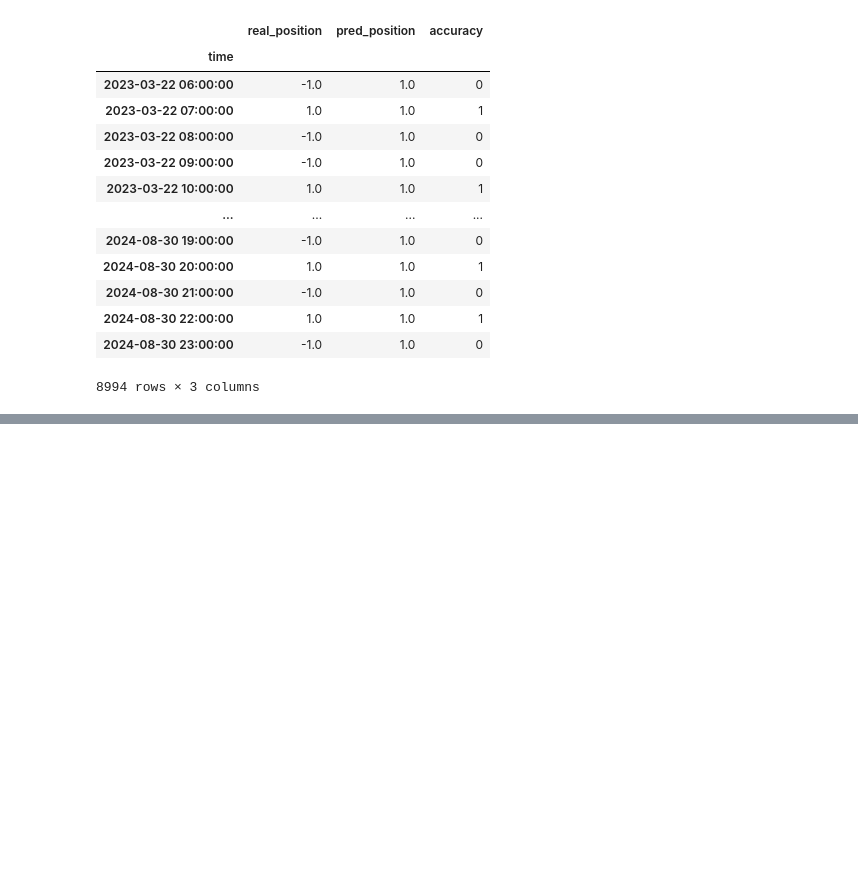
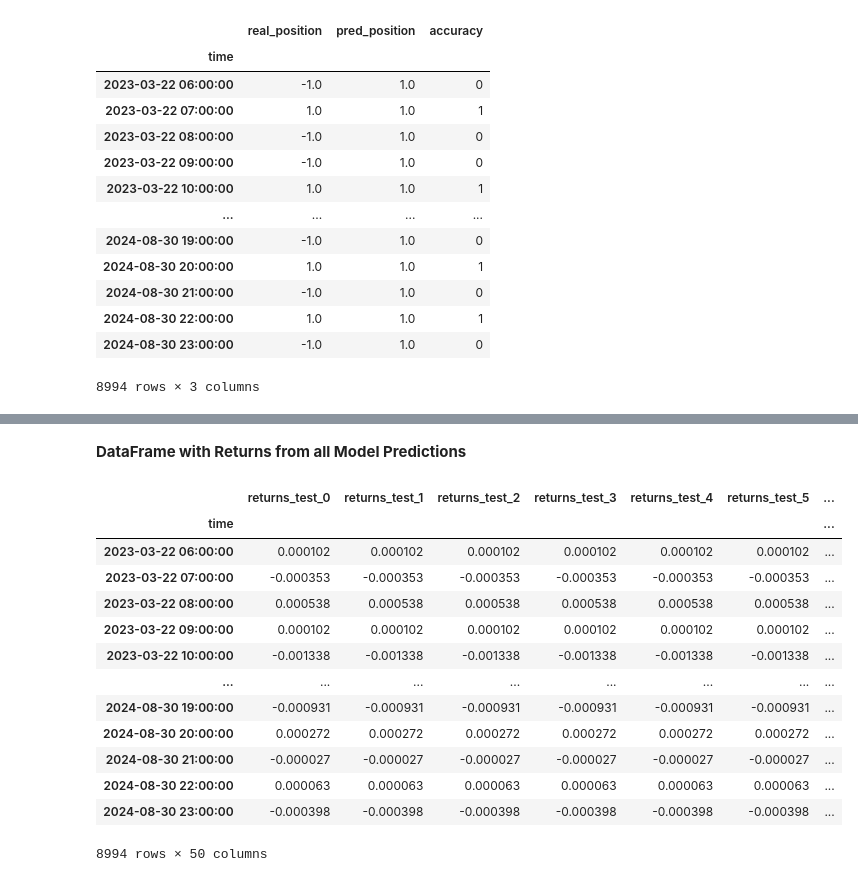
Before and after one commit to YarosInter/Time-Series-Dense-Neural-Network, a Jupyter notebook: Dense_Layer_Neural_Network.ipynb, the cells around one changed output, grey strips where cells are left out. Drawn from its saved outputs; the diff is of its cells as text; code cells hidden in the pictures; blank space fills up the shorter version.

```diff
--- a/Dense_Layer_Neural_Network.ipynb
+++ b/Dense_Layer_Neural_Network.ipynb
@@ -456,0 +595,19 @@ Model has an accuracy of: 49.68%
+# %% [markdown]
+**DataFrame with Returns from all Model Predictions**
+# %%
+returns_df
+# %% [output]
+|  | returns_test_0 | returns_test_1 | returns_test_2 | returns_test_3 | returns_test_4 | returns_test_5 | ... |
+| time |  |  |  |  |  |  | ... |
+| 2023-03-22 06:00:00 | 0.000102 | 0.000102 | 0.000102 | 0.000102 | 0.000102 | 0.000102 | ... |
+| 2023-03-22 07:00:00 | -0.000353 | -0.000353 | -0.000353 | -0.000353 | -0.000353 | -0.000353 | ... |
+| 2023-03-22 08:00:00 | 0.000538 | 0.000538 | 0.000538 | 0.000538 | 0.000538 | 0.000538 | ... |
+| 2023-03-22 09:00:00 | 0.000102 | 0.000102 | 0.000102 | 0.000102 | 0.000102 | 0.000102 | ... |
+| 2023-03-22 10:00:00 | -0.001338 | -0.001338 | -0.001338 | -0.001338 | -0.001338 | -0.001338 | ... |
+| ... | ... | ... | ... | ... | ... | ... | ... |
+| 2024-08-30 19:00:00 | -0.000931 | -0.000931 | -0.000931 | -0.000931 | -0.000931 | -0.000931 | ... |
+| 2024-08-30 20:00:00 | 0.000272 | 0.000272 | 0.000272 | 0.000272 | 0.000272 | 0.000272 | ... |
+| 2024-08-30 21:00:00 | -0.000027 | -0.000027 | -0.000027 | -0.000027 | -0.000027 | -0.000027 | ... |
+| 2024-08-30 22:00:00 | 0.000063 | 0.000063 | 0.000063 | 0.000063 | 0.000063 | 0.000063 | ... |
+| 2024-08-30 23:00:00 | -0.000398 | -0.000398 | -0.000398 | -0.000398 | -0.000398 | -0.000398 | ... |
+8994 rows × 50 columns
```
Also changed, not shown: parts of 29 cells of this notebook, 50 other files.
